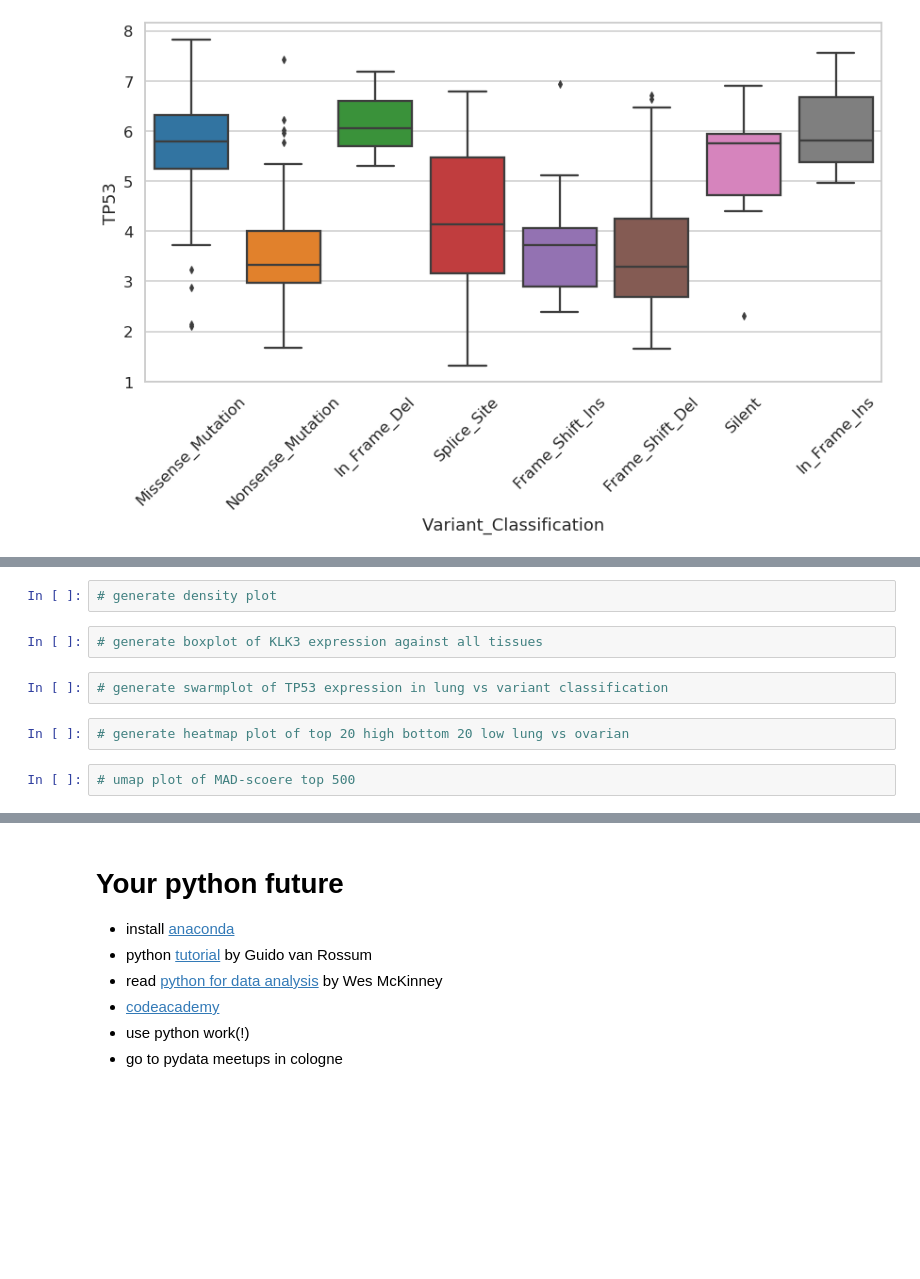
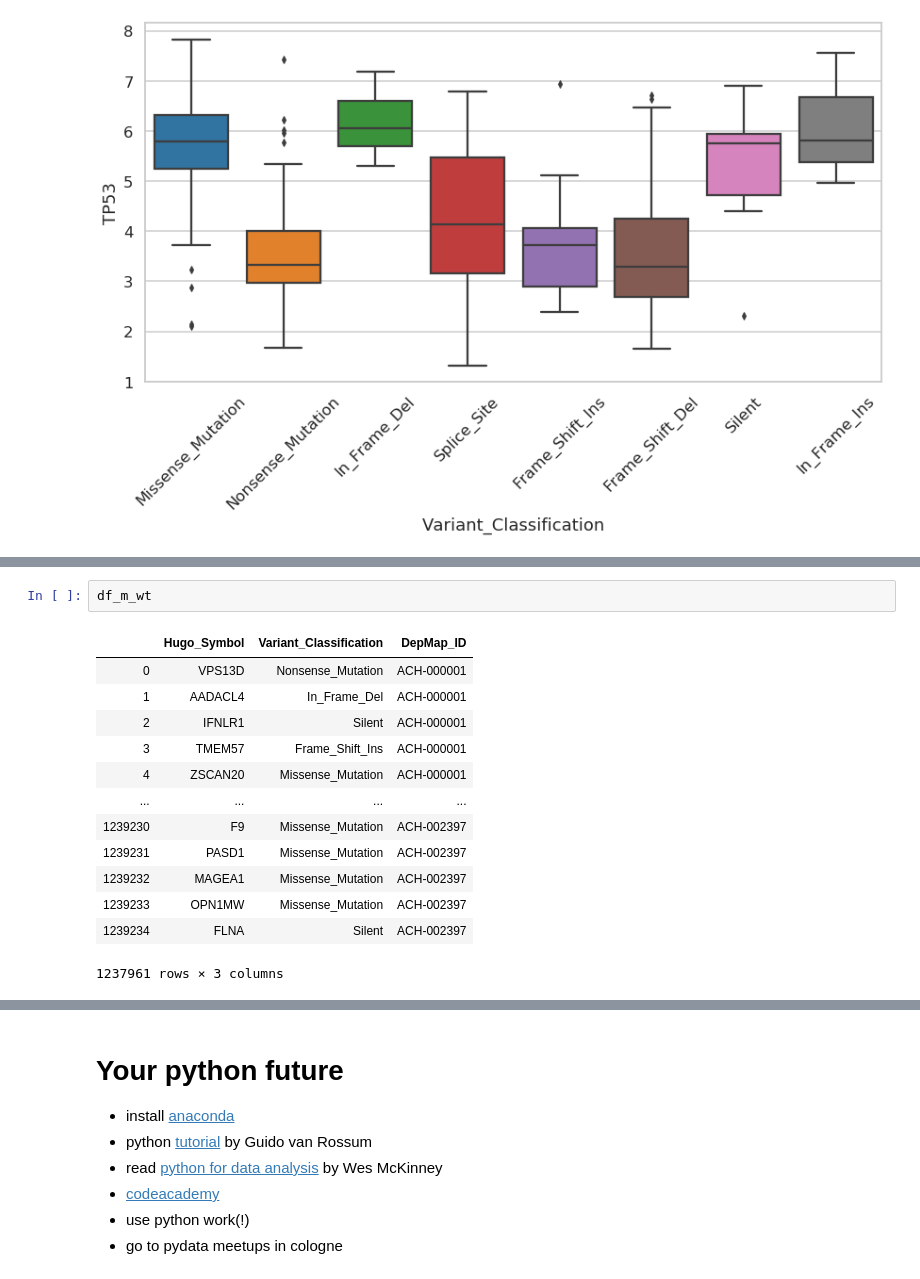
Before and after one commit to andreassteffen/python_WS_2019, a Jupyter notebook: notebooks/python workshop 2019.ipynb, the cells around one changed output, grey strips where cells are left out. Cells and saved outputs as stored; diff of their text form; blank space fills up the shorter version.

```diff
--- a/notebooks/python workshop 2019.ipynb
+++ b/notebooks/python workshop 2019.ipynb
@@ -937,10 +925,16 @@ plt.xticks(rotation=45); # rotate x-labels by 45 degrees counter clock-wise
-# %%
-# generate density plot
-# %%
-# generate boxplot of KLK3 expression against all tissues
-# %%
-# generate swarmplot of TP53 expression in lung vs variant classification
-# %%
-# generate heatmap plot of top 20 high bottom 20 low lung vs ovarian
-# %%
-# umap plot of MAD-scoere top 500
+# %%
+df_m_wt
+# %% [output]
+|  | Hugo_Symbol | Variant_Classification | DepMap_ID |
+| 0 | VPS13D | Nonsense_Mutation | ACH-000001 |
+| 1 | AADACL4 | In_Frame_Del | ACH-000001 |
+| 2 | IFNLR1 | Silent | ACH-000001 |
+| 3 | TMEM57 | Frame_Shift_Ins | ACH-000001 |
+| 4 | ZSCAN20 | Missense_Mutation | ACH-000001 |
+| ... | ... | ... | ... |
+| 1239230 | F9 | Missense_Mutation | ACH-002397 |
+| 1239231 | PASD1 | Missense_Mutation | ACH-002397 |
+| 1239232 | MAGEA1 | Missense_Mutation | ACH-002397 |
+| 1239233 | OPN1MW | Missense_Mutation | ACH-002397 |
+| 1239234 | FLNA | Silent | ACH-002397 |
+1237961 rows × 3 columns
```
Also changed, not shown: parts of 22 cells of this notebook, 1 other file.
